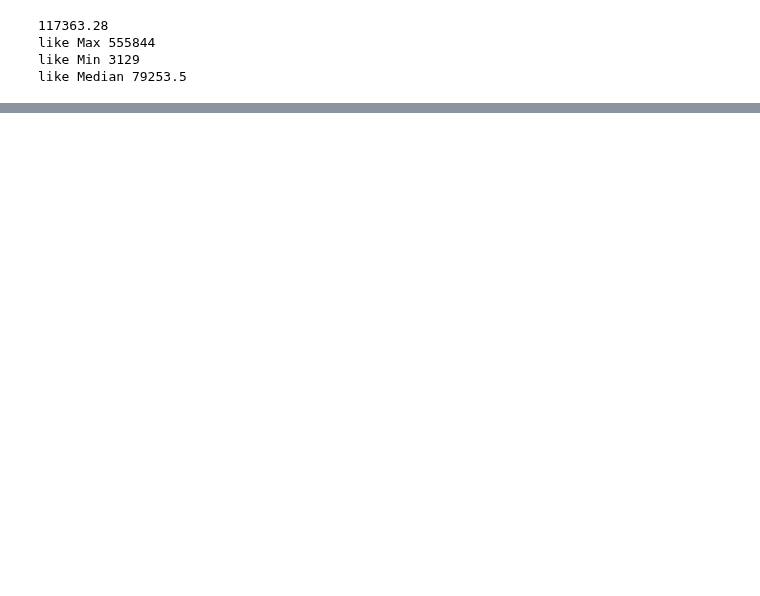
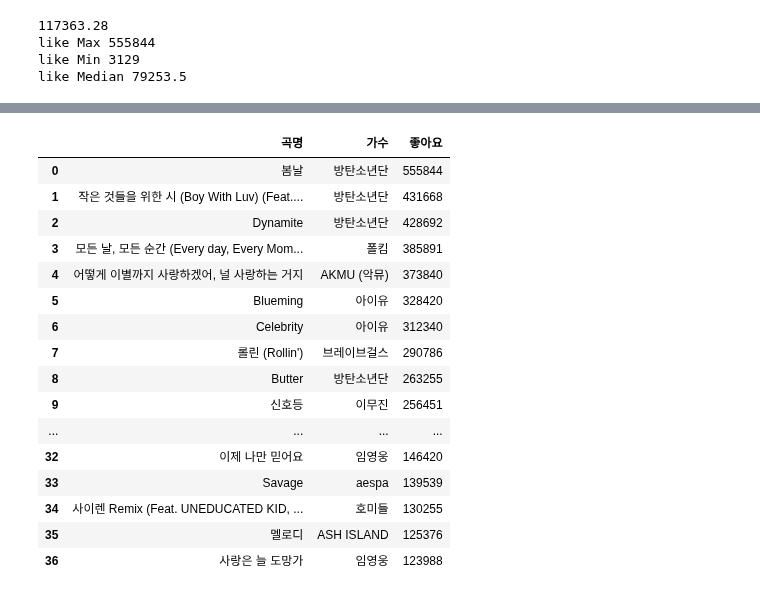
Before and after one commit to TheMatw/python_webscraping, a Jupyter notebook: 05Melon100Chart.ipynb, the cells around one changed output, grey strips where cells are left out. Cells and saved outputs as stored; diff of their text form; code cells hidden in the pictures; blank space fills up the shorter version.

```diff
--- a/05Melon100Chart.ipynb
+++ b/05Melon100Chart.ipynb
@@ -489,2 +508,21 @@ song_df.loc[song_df['좋아요'] == like_max]
 # %%
 #좋아요 건수가 평균보다 높은 행과 곡명,가수,좋아요 열을 선택하고 좋아요 건수가 높은 순서대로 정렬하고, index를 reset 하기
+song_df.loc[song_df['좋아요'] >= like_mean,['곡명','가수','좋아요']].sort_values(by='좋아요',ascending=False).reset_index(drop=True)
+# %% [output]
+|  | 곡명 | 가수 | 좋아요 |
+| 0 | 봄날 | 방탄소년단 | 555844 |
+| 1 | 작은 것들을 위한 시 (Boy With Luv) (Feat.... | 방탄소년단 | 431668 |
+| 2 | Dynamite | 방탄소년단 | 428692 |
+| 3 | 모든 날, 모든 순간 (Every day, Every Mom... | 폴킴 | 385891 |
+| 4 | 어떻게 이별까지 사랑하겠어, 널 사랑하는 거지 | AKMU (악뮤) | 373840 |
+| 5 | Blueming | 아이유 | 328420 |
+| 6 | Celebrity | 아이유 | 312340 |
+| 7 | 롤린 (Rollin') | 브레이브걸스 | 290786 |
+| 8 | Butter | 방탄소년단 | 263255 |
+| 9 | 신호등 | 이무진 | 256451 |
+| ... | ... | ... | ... |
+| 32 | 이제 나만 믿어요 | 임영웅 | 146420 |
+| 33 | Savage | aespa | 139539 |
+| 34 | 사이렌 Remix (Feat. UNEDUCATED KID, ... | 호미들 | 130255 |
+| 35 | 멜로디 | ASH ISLAND | 125376 |
+| 36 | 사랑은 늘 도망가 | 임영웅 | 123988 |
```
Also changed, not shown: parts of 1 cell of this notebook.
